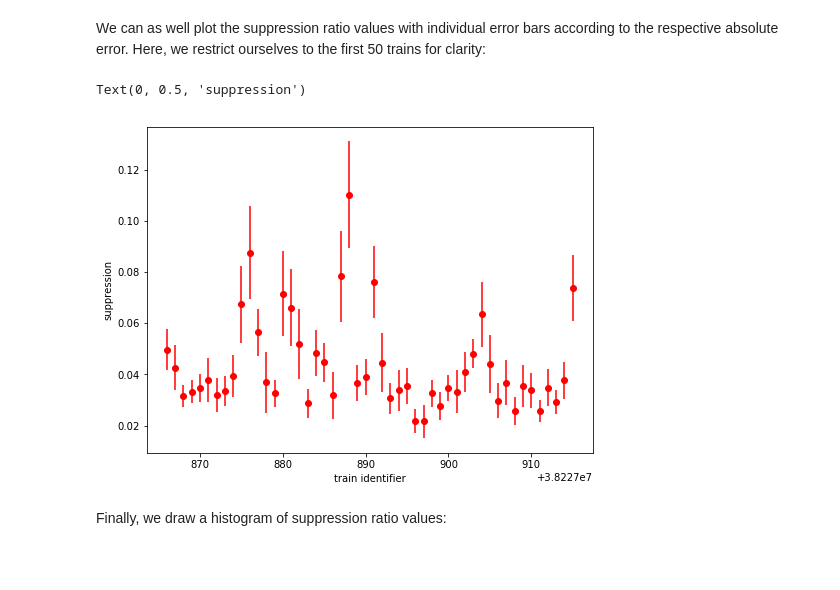
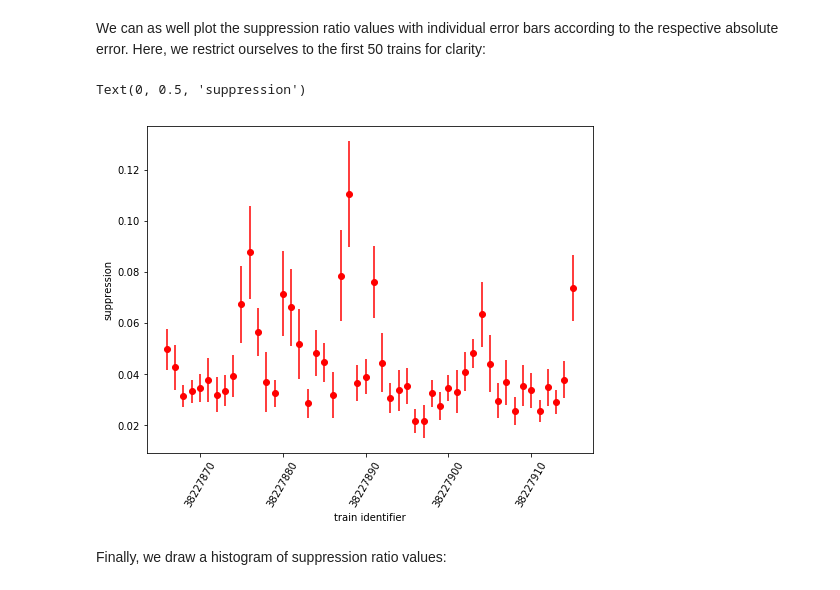
Before and after one commit to European-XFEL/karabo_data, a Jupyter notebook: docs/xpd_examples2.ipynb, the cells around one changed output. Saved outputs shown, nothing was run; the diff lists cells and outputs as text; code cells hidden in the pictures; blank space fills up the shorter version.

```diff
--- a/docs/xpd_examples2.ipynb
+++ b/docs/xpd_examples2.ipynb
@@ -134,12 +136,14 @@ We can as well plot the suppression ratio values with individual error bars acco
 # %%
 fig = plt.figure(figsize=(8, 6))
 ax = fig.add_subplot(1, 1, 1)
 ax.errorbar(sa1_suppression.coords['trainId'].values[:50], sa1_suppression[:50], yerr=sa1_abs_error[:50], fmt='ro')
 ax.set_xlabel('train identifier')
+ax.ticklabel_format(style='plain', useOffset=False)
+plt.xticks(rotation=60)
 ax.set_ylabel('suppression')
 # %% [output]
 Text(0, 0.5, 'suppression')
-[figure, old version]
+[figure, new version]
 # %% [markdown]
 Finally, we draw a histogram of suppression ratio values:
 # %%
```
Also changed, not shown: parts of 4 cells of this notebook.
